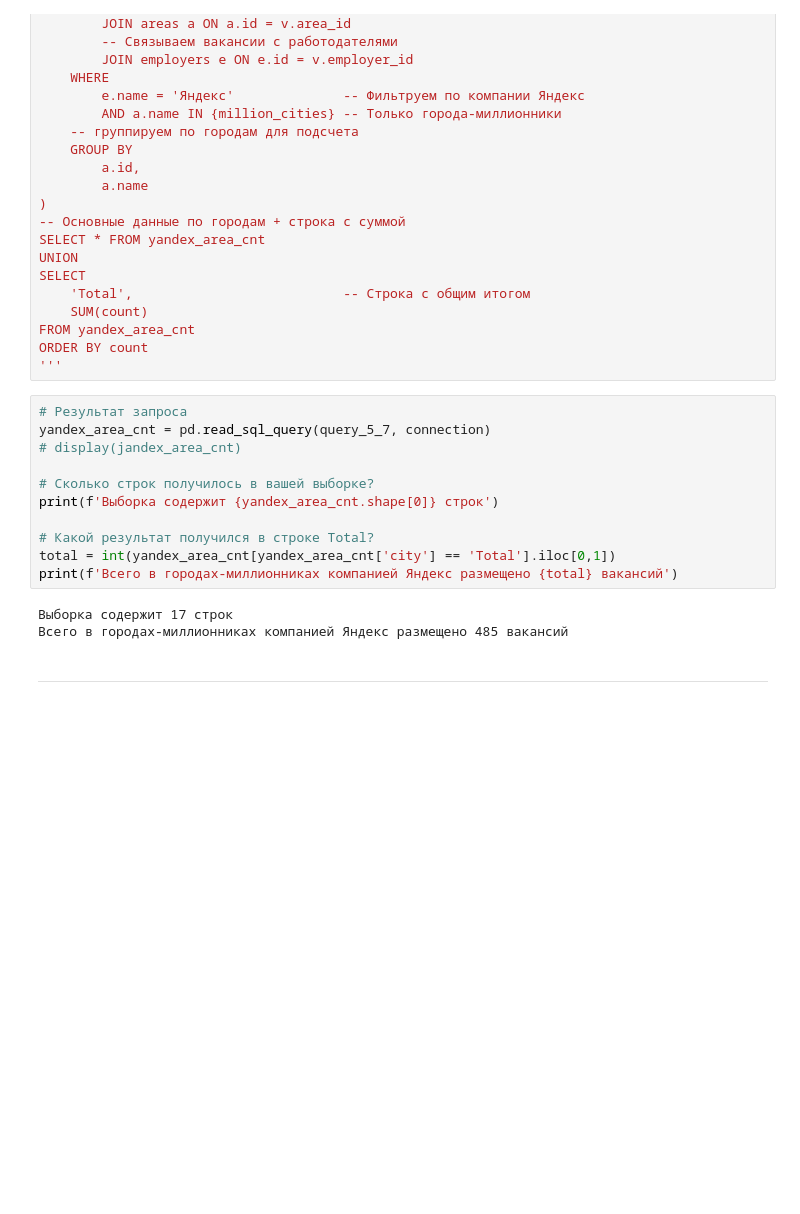
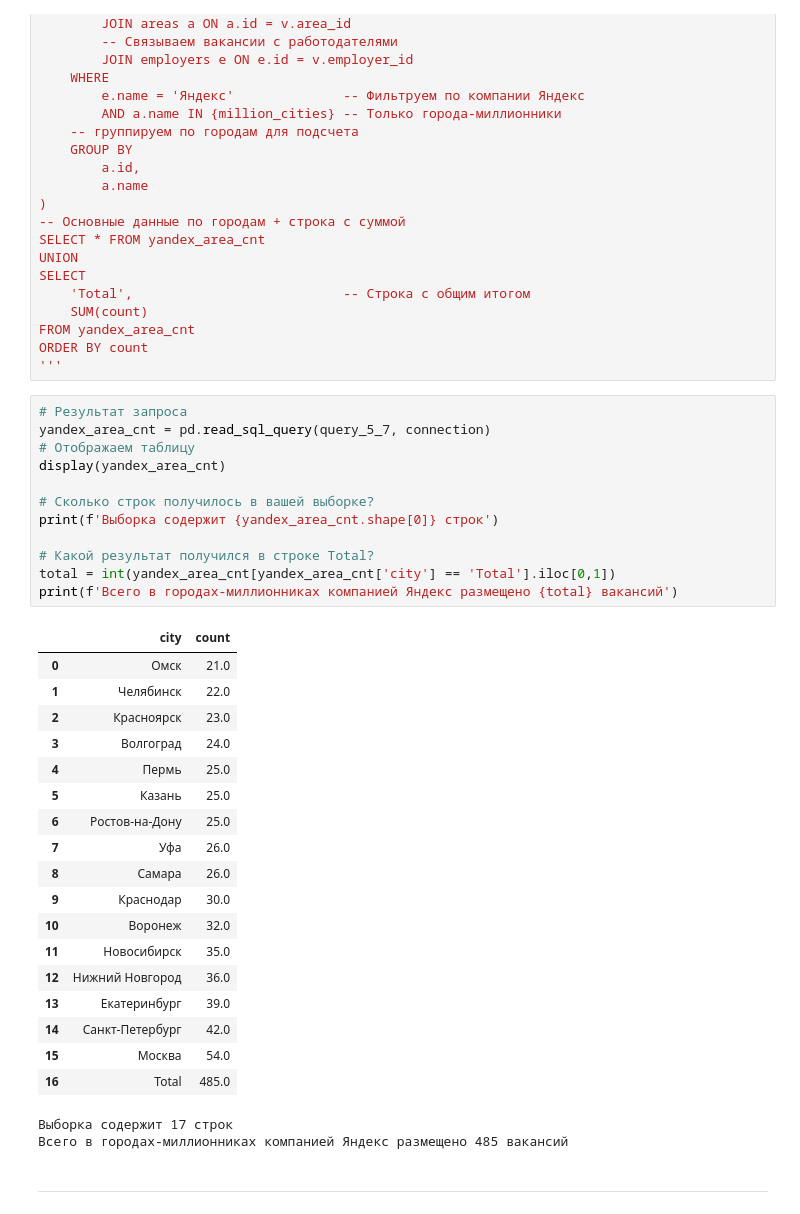
Before and after one commit to emozdir/project_2, a Jupyter notebook: Project-2.ipynb, the cells around one changed output. Saved outputs shown, nothing was run; the diff lists cells and outputs as text; blank space fills up the shorter version.

```diff
--- a/Project-2.ipynb
+++ b/Project-2.ipynb
@@ -507,15 +508,34 @@ ORDER BY count
 # %%
 # Результат запроса
 yandex_area_cnt = pd.read_sql_query(query_5_7, connection)
-# display(jandex_area_cnt)
+# Отображаем таблицу
+display(yandex_area_cnt)
 
 # Сколько строк получилось в вашей выборке?
 print(f'Выборка содержит {yandex_area_cnt.shape[0]} строк')
 
 # Какой результат получился в строке Total?
 total = int(yandex_area_cnt[yandex_area_cnt['city'] == 'Total'].iloc[0,1])
 print(f'Всего в городах-миллионниках компанией Яндекс размещено {total} вакансий')
 # %% [output]
+|  | city | count |
+| 0 | Омск | 21.0 |
+| 1 | Челябинск | 22.0 |
+| 2 | Красноярск | 23.0 |
+| 3 | Волгоград | 24.0 |
+| 4 | Пермь | 25.0 |
+| 5 | Казань | 25.0 |
+| 6 | Ростов-на-Дону | 25.0 |
+| 7 | Уфа | 26.0 |
+| 8 | Самара | 26.0 |
+| 9 | Краснодар | 30.0 |
+| 10 | Воронеж | 32.0 |
+| 11 | Новосибирск | 35.0 |
+| 12 | Нижний Новгород | 36.0 |
+| 13 | Екатеринбург | 39.0 |
+| 14 | Санкт-Петербург | 42.0 |
+| 15 | Москва | 54.0 |
+| 16 | Total | 485.0 |
 Выборка содержит 17 строк
 Всего в городах-миллионниках компанией Яндекс размещено 485 вакансий
 # %% [markdown]
```
Also changed, not shown: parts of 4 cells of this notebook.
